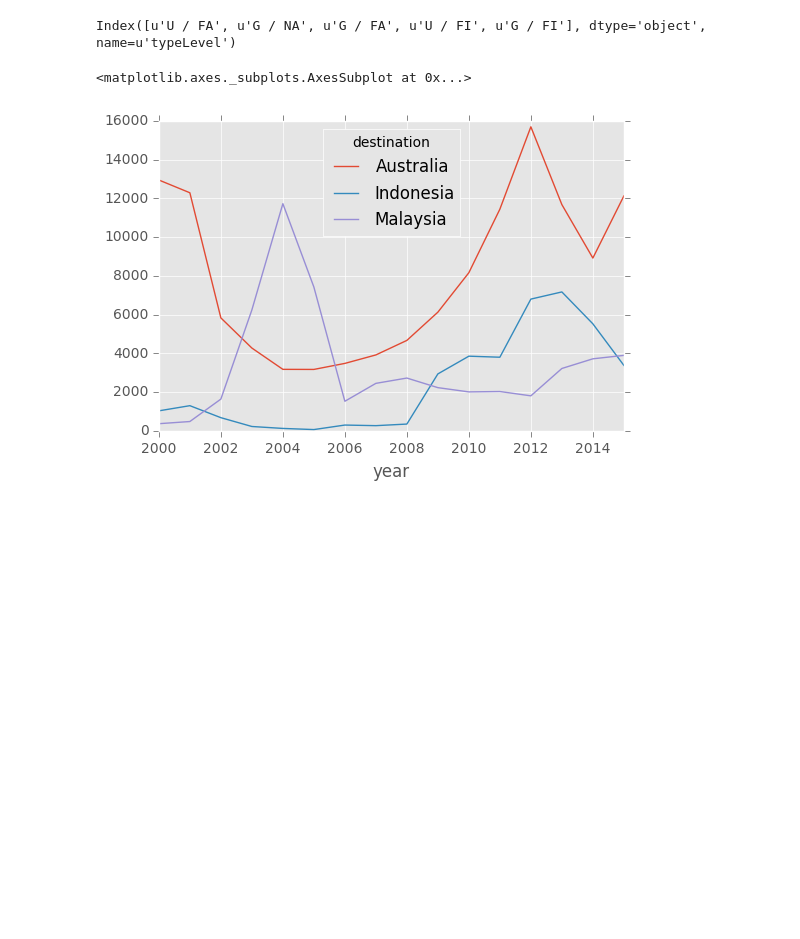
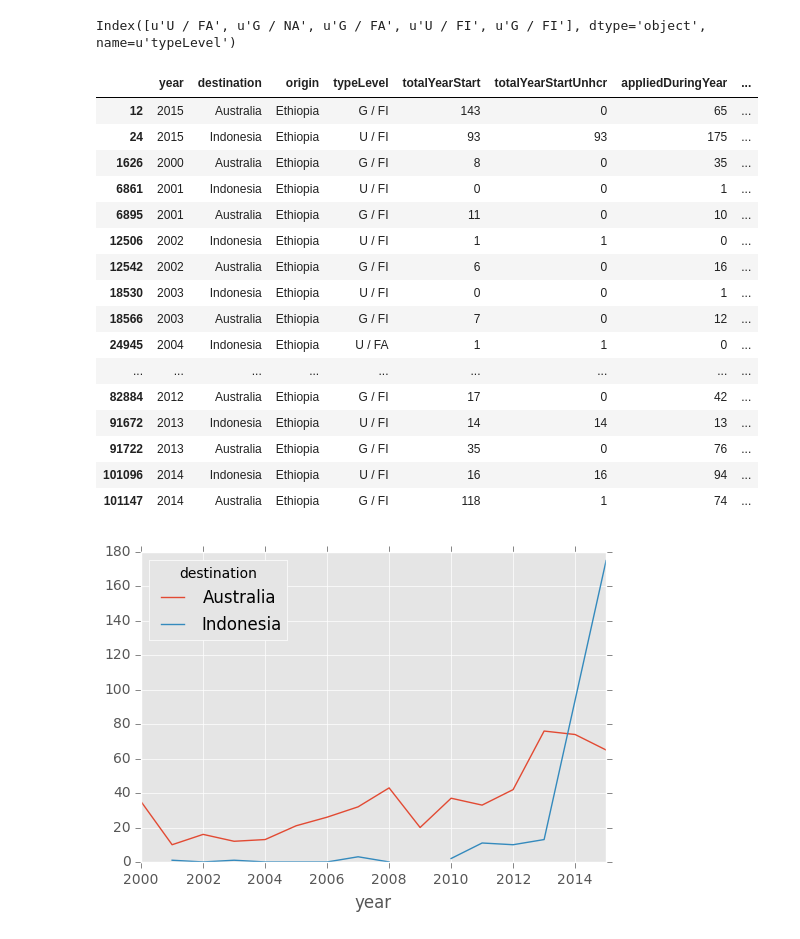
Before and after one commit to kebuhcah/DataViz0, a Jupyter notebook: story1data/unhcr_stats.ipynb, the cells around one changed output. Saved outputs shown, nothing was run; the diff lists cells and outputs as text; code cells hidden in the pictures; blank space fills up the shorter version.

```diff
--- a/story1data/unhcr_stats.ipynb
+++ b/story1data/unhcr_stats.ipynb
@@ -65,14 +80,34 @@ AsylumHistory[AsylumHistory.origin=='Afghanistan'].groupby('typeLevel')['applied
 # %% [output]
 Index([u'U / FA', u'G / NA', u'G / FA', u'U / FI', u'G / FI'], dtype='object', name=u'typeLevel')
 # %%
-t = AsylumHistory[AsylumHistory.destination.isin(['Australia','Malaysia','Indonesia'])]
-t=t[t.origin!='Myanmar']
+t = AsylumHistory[AsylumHistory.destination.isin(['Australia','Indonesia'])]
+#t=t[~(t.origin.isin(['Afghanistan','Myanmar']))]
+t=t[(t.origin.isin(['Ethiopia']))]
+
 t = t[t.typeLevel.isin([u'U / FA', u'G / NA', u'G / FA', u'U / FI', u'G / FI'])]
 
 
 t.groupby(['year','destination']).appliedDuringYear.sum().unstack().plot.line()
 
 t.groupby(['year','destination']).totalYearEnd.sum().unstack().plot.line()
+
+t
 # %% [output]
-<matplotlib.axes._subplots.AxesSubplot at 0x...>
+|  | year | destination | origin | typeLevel | totalYearStart | totalYearStartUnhcr | appliedDuringYear | ... |
+| 12 | 2015 | Australia | Ethiopia | G / FI | 143 | 0 | 65 | ... |
+| 24 | 2015 | Indonesia | Ethiopia | U / FI | 93 | 93 | 175 | ... |
+| 1626 | 2000 | Australia | Ethiopia | G / FI | 8 | 0 | 35 | ... |
+| 6861 | 2001 | Indonesia | Ethiopia | U / FI | 0 | 0 | 1 | ... |
+| 6895 | 2001 | Australia | Ethiopia | G / FI | 11 | 0 | 10 | ... |
+| 12506 | 2002 | Indonesia | Ethiopia | U / FI | 1 | 1 | 0 | ... |
+| 12542 | 2002 | Australia | Ethiopia | G / FI | 6 | 0 | 16 | ... |
+| 18530 | 2003 | Indonesia | Ethiopia | U / FI | 0 | 0 | 1 | ... |
+| 18566 | 2003 | Australia | Ethiopia | G / FI | 7 | 0 | 12 | ... |
+| 24945 | 2004 | Indonesia | Ethiopia | U / FA | 1 | 1 | 0 | ... |
+| ... | ... | ... | ... | ... | ... | ... | ... | ... |
+| 82884 | 2012 | Australia | Ethiopia | G / FI | 17 | 0 | 42 | ... |
+| 91672 | 2013 | Indonesia | Ethiopia | U / FI | 14 | 14 | 13 | ... |
+| 91722 | 2013 | Australia | Ethiopia | G / FI | 35 | 0 | 76 | ... |
+| 101096 | 2014 | Indonesia | Ethiopia | U / FI | 16 | 16 | 94 | ... |
+| 101147 | 2014 | Australia | Ethiopia | G / FI | 118 | 1 | 74 | ... |
-[figure, old version]
+[figure, new version]
```
Also changed, not shown: parts of 10 cells of this notebook, 3 other files.
